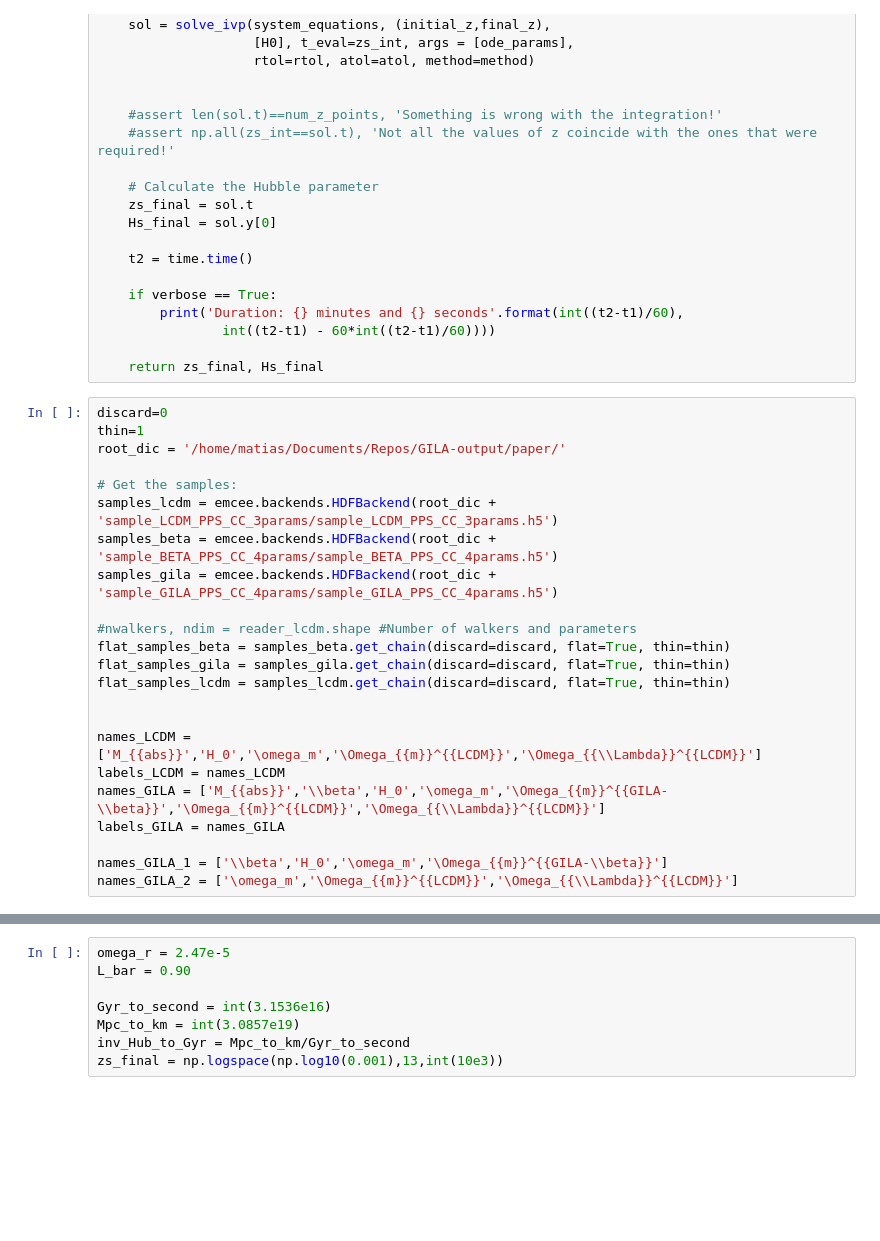
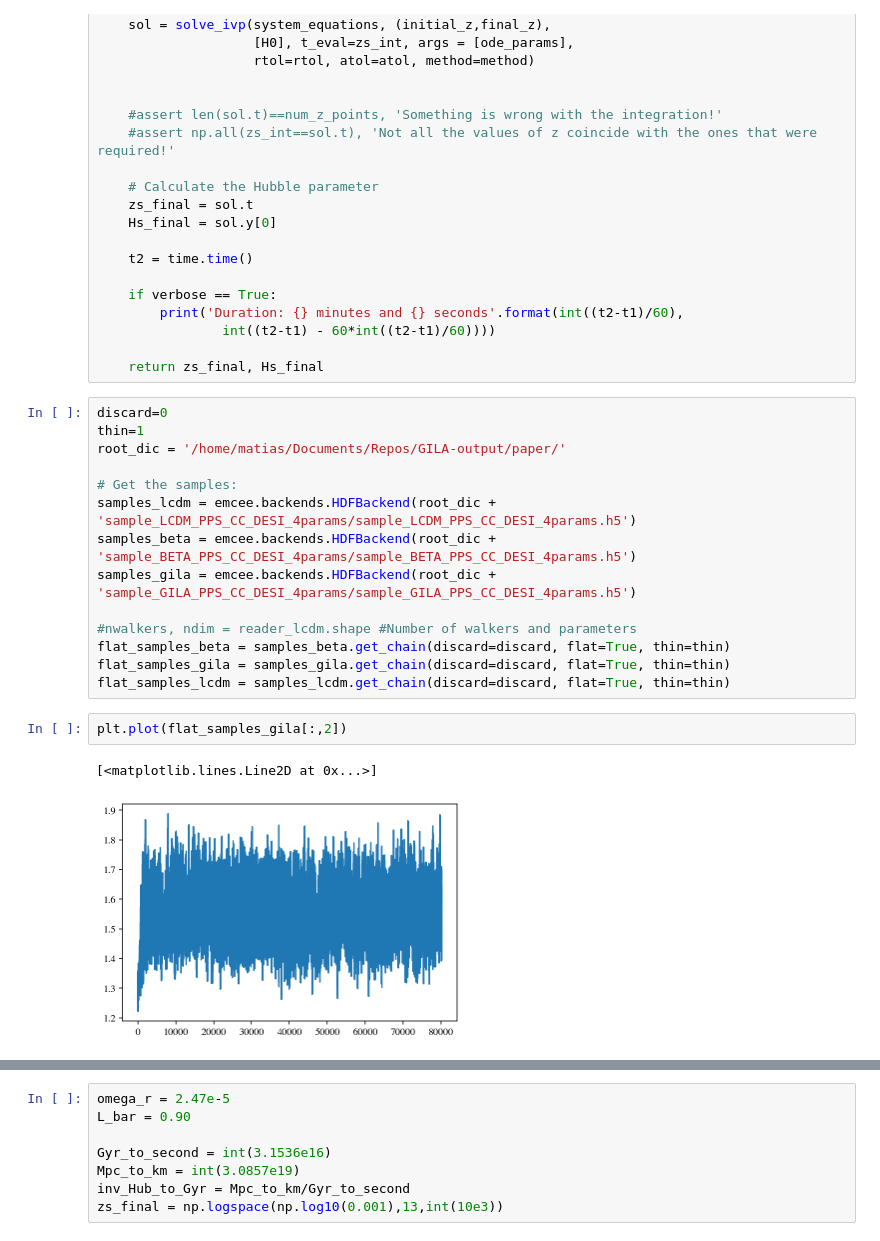
Before and after one commit to matiasleize/GC_MCMC, a Jupyter notebook: notebooks/plot_age_of_universe.ipynb, the cells around one changed output, grey strips where cells are left out. Drawn from its saved outputs; the diff is of its cells as text; blank space fills up the shorter version.

```diff
--- a/notebooks/plot_age_of_universe.ipynb
+++ b/notebooks/plot_age_of_universe.ipynb
@@ -156,20 +156,16 @@ thin=1
 root_dic = '/home/matias/Documents/Repos/GILA-output/paper/'
 
 # Get the samples:
-samples_lcdm = emcee.backends.HDFBackend(root_dic + 'sample_LCDM_PPS_CC_3params/sample_LCDM_PPS_CC_3params.h5')
-samples_beta = emcee.backends.HDFBackend(root_dic + 'sample_BETA_PPS_CC_4params/sample_BETA_PPS_CC_4params.h5')
-samples_gila = emcee.backends.HDFBackend(root_dic + 'sample_GILA_PPS_CC_4params/sample_GILA_PPS_CC_4params.h5')
+samples_lcdm = emcee.backends.HDFBackend(root_dic + 'sample_LCDM_PPS_CC_DESI_4params/sample_LCDM_PPS_CC_DESI_4params.h5')
+samples_beta = emcee.backends.HDFBackend(root_dic + 'sample_BETA_PPS_CC_DESI_4params/sample_BETA_PPS_CC_DESI_4params.h5')
+samples_gila = emcee.backends.HDFBackend(root_dic + 'sample_GILA_PPS_CC_DESI_4params/sample_GILA_PPS_CC_DESI_4params.h5')
 
 #nwalkers, ndim = reader_lcdm.shape #Number of walkers and parameters
 flat_samples_beta = samples_beta.get_chain(discard=discard, flat=True, thin=thin)
 flat_samples_gila = samples_gila.get_chain(discard=discard, flat=True, thin=thin)
 flat_samples_lcdm = samples_lcdm.get_chain(discard=discard, flat=True, thin=thin)
-
-
-names_LCDM = ['M_{{abs}}','H_0','\omega_m','\Omega_{{m}}^{{LCDM}}','\Omega_{{\\Lambda}}^{{LCDM}}']
-labels_LCDM = names_LCDM
-names_GILA = ['M_{{abs}}','\\beta','H_0','\omega_m','\Omega_{{m}}^{{GILA-\\beta}}','\Omega_{{m}}^{{LCDM}}','\Omega_{{\\Lambda}}^{{LCDM}}']
-labels_GILA = names_GILA
-
-names_GILA_1 = ['\\beta','H_0','\omega_m','\Omega_{{m}}^{{GILA-\\beta}}']
-names_GILA_2 = ['\omega_m','\Omega_{{m}}^{{LCDM}}','\Omega_{{\\Lambda}}^{{LCDM}}']
+# %%
+plt.plot(flat_samples_gila[:,2])
+# %% [output]
+[<matplotlib.lines.Line2D at 0x...>]
+[figure, added]
```
Also changed, not shown: parts of 5 cells of this notebook.
